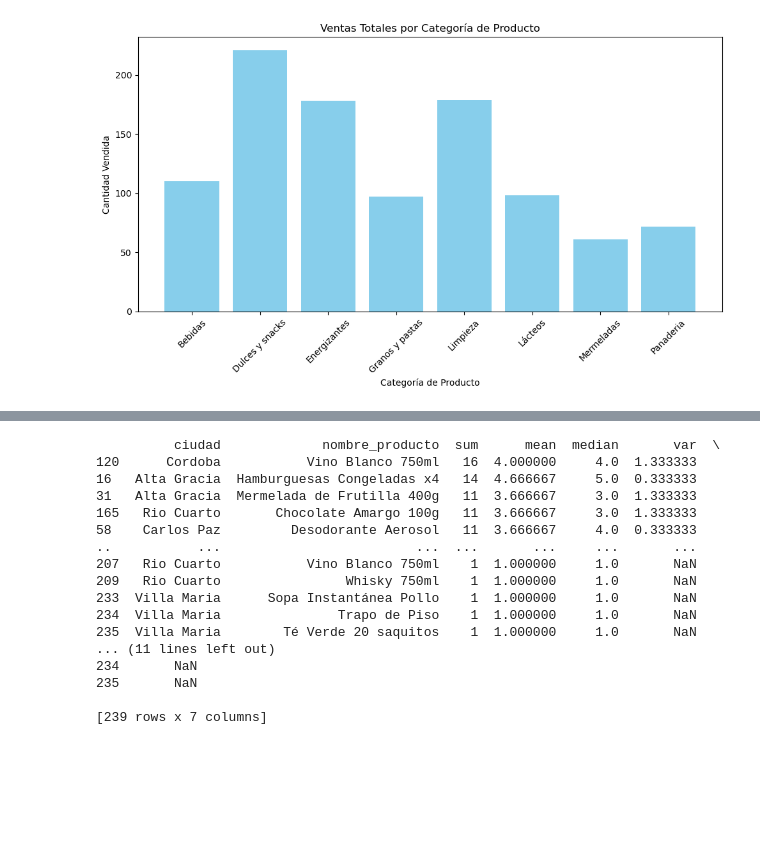
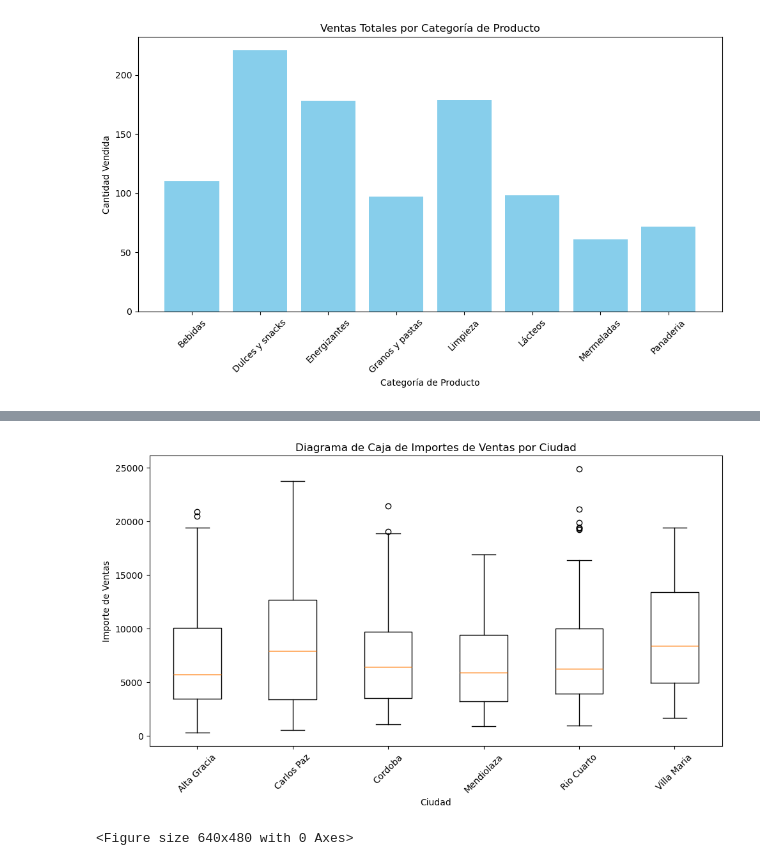
Before and after one commit to SirProg/proyecto-tienda-aurelion, a Jupyter notebook: limpieza.ipynb, the cells around one changed output, grey strips where cells are left out. Cells and saved outputs as stored; diff of their text form; code cells hidden in the pictures; blank space fills up the shorter version.

```diff
--- a/limpieza.ipynb
+++ b/limpieza.ipynb
@@ -164,27 +185,17 @@ plt.show()
 # %%
-estadisticas_por_ciudad = (
-    detalle_ventas_con_cliente
-    .groupby(['ciudad', 'nombre_producto'])['cantidad']
-    .agg(['sum', 'mean', 'median', 'var', 'std'])
-    .reset_index()
-)
-
-print(estadisticas_por_ciudad.sort_values(by=['sum'], ascending=False))
+# Diagrama de caja de las ciudades donde mas se compran productos
+ventas_por_ciudad = detalle_ventas_con_cliente.groupby('ciudad')['importe'].sum().reset_index()
+plt.figure(figsize=(10, 6))
+plt.boxplot([detalle_ventas_con_cliente[detalle_ventas_con_cliente['ciudad']== ciudad]['importe'] for ciudad in ventas_por_ciudad['ciudad']],
+            labels=ventas_por_ciudad['ciudad'], vert=True)
+plt.xlabel('Ciudad')
+plt.ylabel('Importe de Ventas')
+plt.title('Diagrama de Caja de Importes de Ventas por Ciudad')
+plt.xticks(rotation=45)
+plt.tight_layout()
+plt.show()
+plt.tight_layout()
+plt.show()
 # %% [output]
+[figure, added]
-          ciudad             nombre_producto  sum      mean  median       var  \
-120      Cordoba           Vino Blanco 750ml   16  4.000000     4.0  1.333333
-16   Alta Gracia  Hamburguesas Congeladas x4   14  4.666667     5.0  0.333333
-31   Alta Gracia  Mermelada de Frutilla 400g   11  3.666667     3.0  1.333333
-165   Rio Cuarto       Chocolate Amargo 100g   11  3.666667     3.0  1.333333
-58    Carlos Paz         Desodorante Aerosol   11  3.666667     4.0  0.333333
-..           ...                         ...  ...       ...     ...       ...
-207   Rio Cuarto           Vino Blanco 750ml    1  1.000000     1.0       NaN
-209   Rio Cuarto                Whisky 750ml    1  1.000000     1.0       NaN
-233  Villa Maria      Sopa Instantánea Pollo    1  1.000000     1.0       NaN
-234  Villa Maria               Trapo de Piso    1  1.000000     1.0       NaN
-235  Villa Maria        Té Verde 20 saquitos    1  1.000000     1.0       NaN
-... (11 lines left out)
-234       NaN
-235       NaN
-
-[239 rows x 7 columns]
+<Figure size 640x480 with 0 Axes>
```
Also changed, not shown: parts of 6 cells of this notebook, 20 other files.
